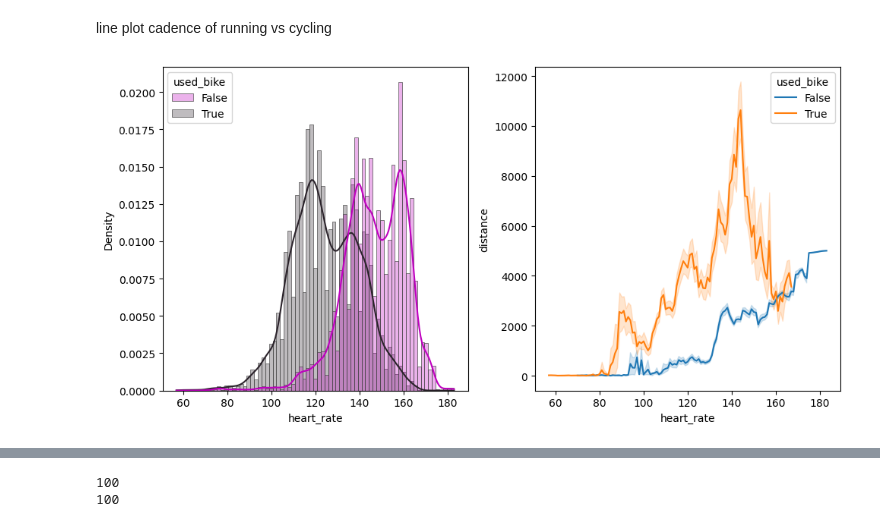
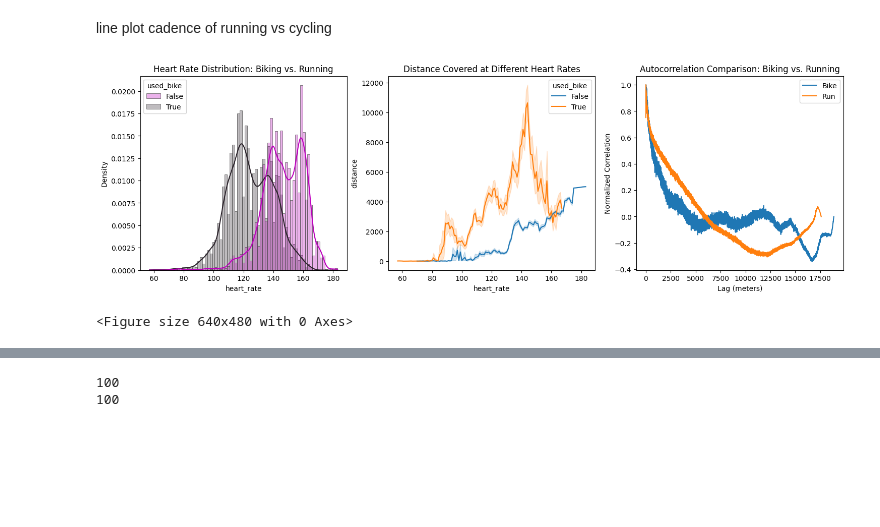
Before and after one commit to ccthatsme/siads521_assignment4, a Jupyter notebook: introduction.ipynb, the cells around one changed output, grey strips where cells are left out. Cells and saved outputs as stored; diff of their text form; code cells hidden in the pictures; blank space fills up the shorter version.

Commit message:
final plot of autocorrelation

```diff
--- a/introduction.ipynb
+++ b/introduction.ipynb
@@ -215,34 +215,64 @@ line plot cadence of running vs cycling
 # %%
 df_bike = df[(df['used_bike'] == True)]
 
 df_bike.dropna()
 df_filtered = df[df['cadence']>50]
 df_filtered.dropna()
 
-fig = plt.figure(figsize=(10,5))
-ax = fig.add_subplot(1, 2, 1)
+fig = plt.figure(figsize=(18,5))
+ax = fig.add_subplot(1, 3, 1)
 
 
 # for data, group in df_bike.groupby('date'):
 
-
+ax.set_title('Heart Rate Distribution: Biking vs. Running')
 sns.histplot(
     df_filtered,
     x="heart_rate", hue="used_bike",
     palette="dark:m_r",
     edgecolor=".3",
     linewidth=.5,
     log_scale=False,
     ax=ax,
     kde=True,
     alpha=0.3,
     stat='density'
 )
-ax_line = fig.add_subplot(1, 2, 2)
+ax_line = fig.add_subplot(1, 3, 2)
+ax_line.set_title('Distance Covered at Different Heart Rates')
 sns.lineplot(data=df_filtered, x='heart_rate', y='distance', hue='used_bike', ax=ax_line)
 
+ax_corr = fig.add_subplot(1, 3, 3)
+sorted_df = df_filtered.sort_values(by='distance')
 
+sorted_df = sorted_df.dropna(subset=['heart_rate'])
+sorted_bike_df = sorted_df[sorted_df['used_bike'] == True]
+sorted_run_df = sorted_df[sorted_df['used_bike'] == False]
+
+
+x_bike = sorted_bike_df['heart_rate'] - sorted_bike_df['heart_rate'].mean()
+autocorr_bike = np.correlate(x_bike, x_bike, mode='full')
+autocorr_bike = autocorr_bike[x_bike.size:]
+autocorr_bike /= autocorr_bike.max()
+
+x_run = sorted_run_df['heart_rate'] - sorted_run_df['heart_rate'].mean()
+autocorr_run = np.correlate(x_run, x_run, mode='full')
+autocorr_run = autocorr_run[x_run.size:]
+autocorr_run /= autocorr_run.max()
+
+
+
+plt.plot(autocorr_bike, label='Bike')
+plt.plot(autocorr_run, label="Run")
+plt.xlabel('Lag (meters)')
+plt.ylabel('Normalized Correlation')
+plt.title('Autocorrelation Comparison: Biking vs. Running')
+plt.legend()
+plt.show()
+
+fig.suptitle('Various Plots of Biking vs. Running')
 plt.tight_layout()
 plt.show()
 # %% [output]
-[figure, old version]
+[figure, new version]
+<Figure size 640x480 with 0 Axes>
```
Also changed, not shown: parts of 1 cell of this notebook.
